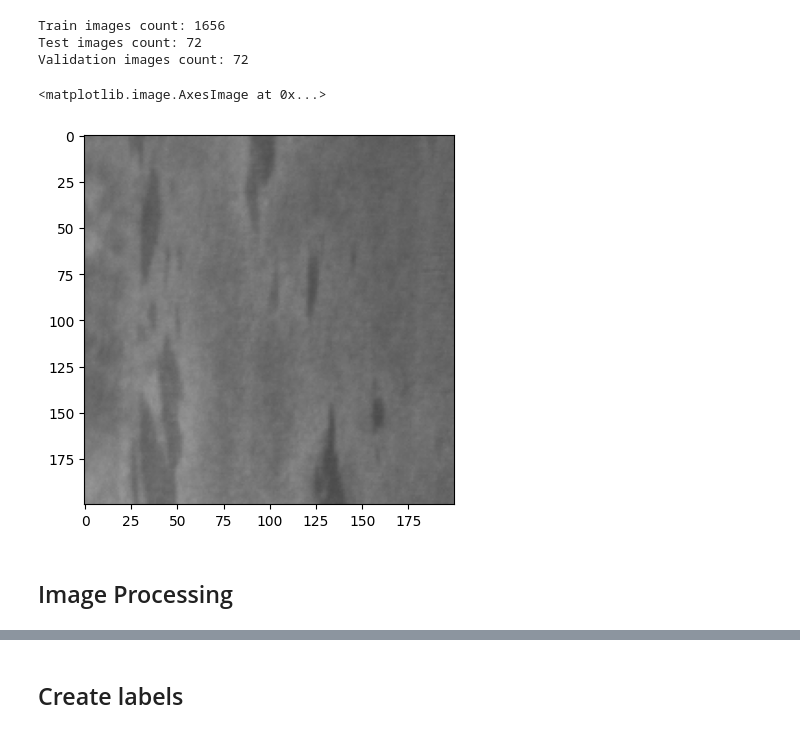
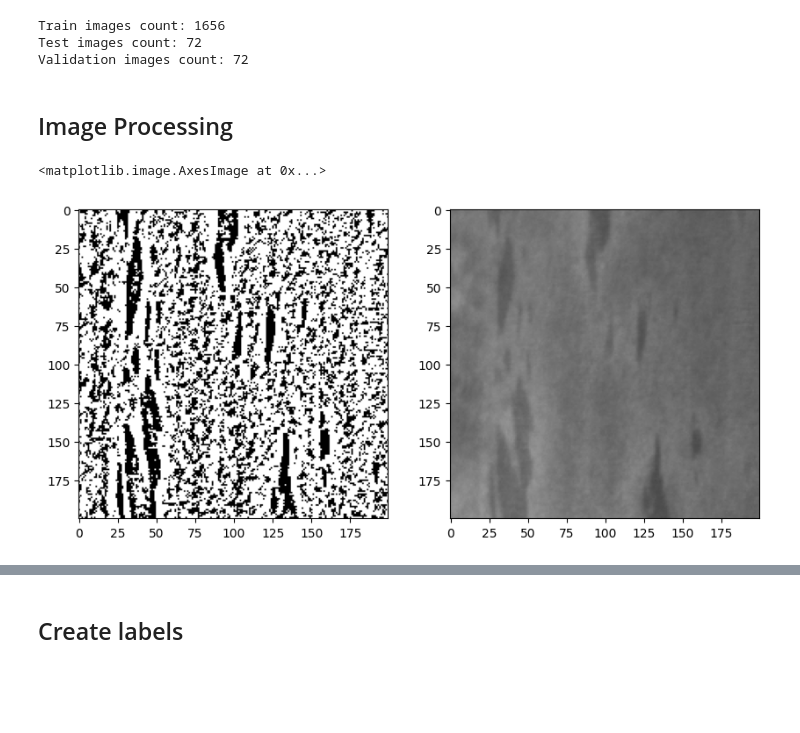
Before and after one commit to Nantakxrn007/Metal_surface_defect, a Jupyter notebook: main.ipynb, the cells around one changed output, grey strips where cells are left out. Drawn from its saved outputs; the diff is of its cells as text; code cells hidden in the pictures; blank space fills up the shorter version.

```diff
--- a/main.ipynb
+++ b/main.ipynb
@@ -52,11 +57,5 @@ print(f"Validation images count: {len(val_images)}")
 Train images count: 1656
 Test images count: 72
 Validation images count: 72
-# %%
-img = cv2.imread(train_images[276]) #0 - 275 change type
-plt.imshow(img)
-# %% [output]
-<matplotlib.image.AxesImage at 0x...>
-[figure, removed]
 # %% [markdown]
 ## Image Processing
@@ -84,0 +64,19 @@ cv2.destroyAllWindows()
+# %%
+gray = cv2.cvtColor(img,cv2.COLOR_BGR2GRAY)
+adaptive = cv2.adaptiveThreshold(
+    gray,                    # input image (must be 8-bit grayscale)
+    255,                        # max value to use with THRESH_BINARY
+    cv2.ADAPTIVE_THRESH_GAUSSIAN_C,  # adaptive method (or cv2.ADAPTIVE_THRESH_MEAN_C)
+    cv2.THRESH_BINARY,          # threshold type
+    15,                         # block size (must be odd)
+    2                           # C: constant subtracted from mean/weighted mean
+)
+
+plt.figure(figsize=(10,10))
+plt.subplot(121)
+plt.imshow(adaptive,cmap='gray')
+plt.subplot(122)
+plt.imshow(img)
+# %% [output]
+<matplotlib.image.AxesImage at 0x...>
+[figure, added]
```
Also changed, not shown: parts of 26 cells of this notebook.
